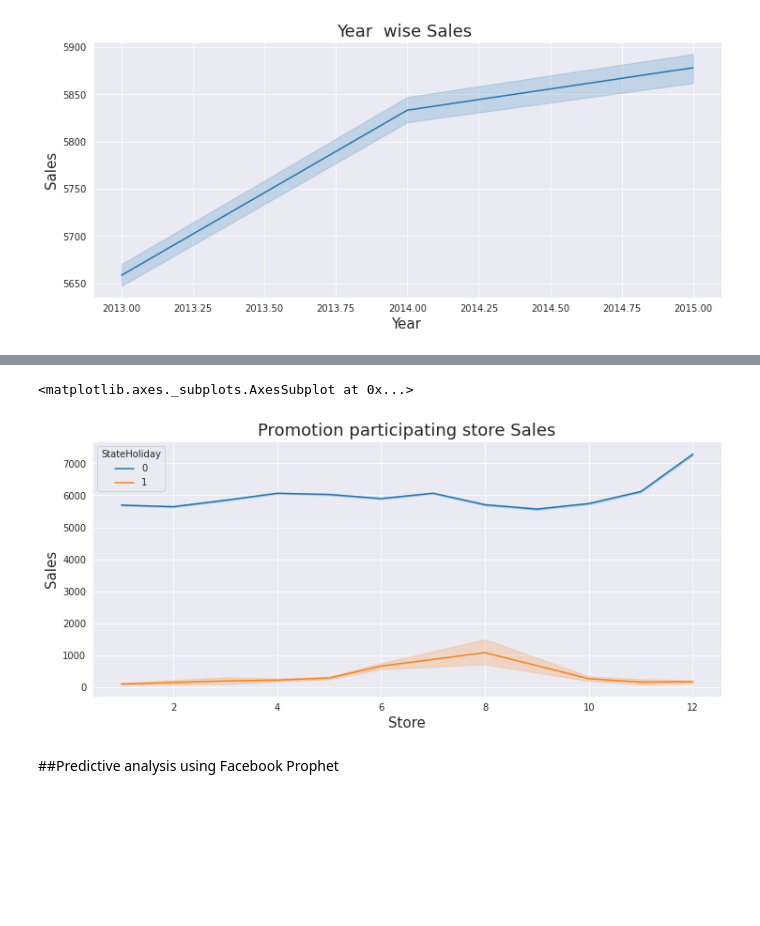
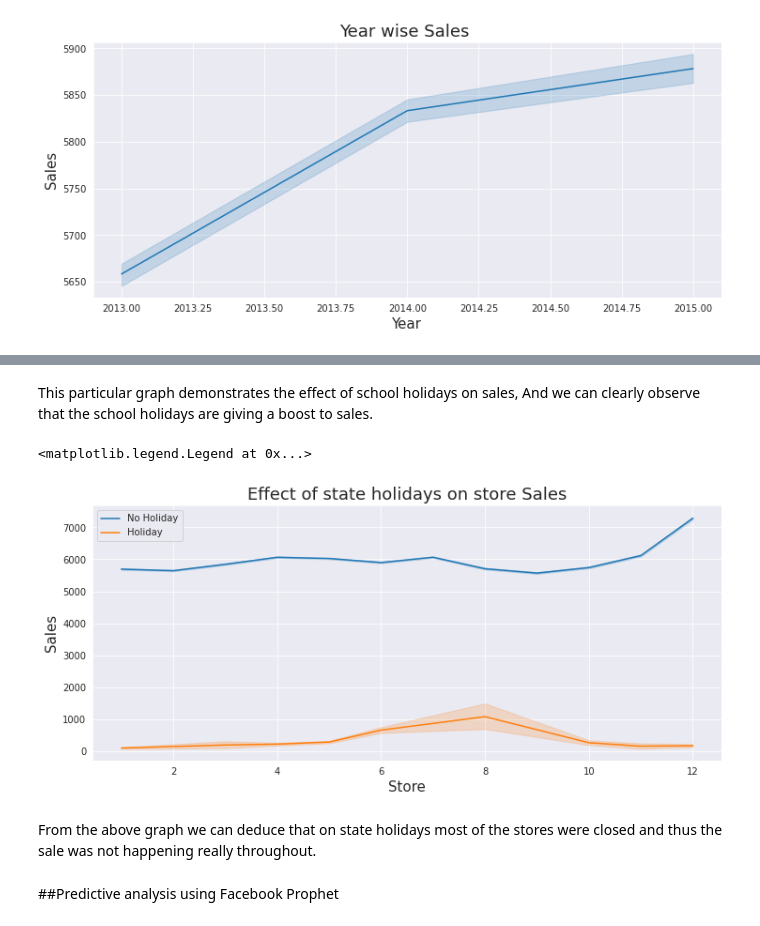
Before and after one commit to amanksharma23/Retail-sales-prediction-Supervised-ML-, a Jupyter notebook: Copy_of_Rossmann_Sales_Prediction_Capstone_Project.ipynb, the cells around one changed output, grey strips where cells are left out. Drawn from its saved outputs; the diff is of its cells as text; code cells hidden in the pictures; blank space fills up the shorter version.

```diff
--- a/Copy_of_Rossmann_Sales_Prediction_Capstone_Project.ipynb
+++ b/Copy_of_Rossmann_Sales_Prediction_Capstone_Project.ipynb
@@ -154,16 +150,19 @@ memory usage: 69.8+ MB
 # %%
-#Preprocessing of the data
+#Setting up new columns for dates and filling out the null values
 average_competition_distance = store['CompetitionDistance'].mean()
+#Filling competition distance null values with average values
 store['CompetitionDistance'] = store['CompetitionDistance'].fillna(average_competition_distance)
 store['CompetitionOpenSinceMonth'] = store['CompetitionOpenSinceMonth'].fillna('Unknown')
 store['CompetitionOpenSinceYear'] = store['CompetitionOpenSinceYear'].fillna('Unknown')
 store['Promo2SinceWeek'] = store['Promo2SinceWeek'].fillna('Unknown')
 store['PromoInterval'] = store['PromoInterval'].fillna('Unknown')
 store['Promo2SinceYear'] = store['Promo2SinceYear'].fillna('Unknown')
+sales['Promo'] = sales['Promo'].replace(0,"No promotion")
+sales['Promo'] = sales['Promo'].replace(1,"Promotion")
+#Setting up new column for dates such as day, month and year
 sales['Date']=pd.to_datetime(sales['Date'], format='%Y-%m-%d')
 sales['Year'] = pd.to_datetime(sales['Date']).dt.year
 sales['Month'] = pd.to_datetime(sales['Date']).dt.month
-sales['year_month'] = pd.to_datetime(sales['Date'], format='%Y-%m')
 # %%
 #Joing the two dataframe on Store
 past_data = sales.merge(store, on='Store', how='left', indicator=True)
@@ -249,12 +288,18 @@ sns.lineplot(x='Month', y='Sales',hue = 'SchoolHoliday', data = past_data)
+# %% [markdown]
+This particular graph demonstrates the effect of school holidays on sales, And we can clearly observe that the school holidays are giving a boost to sales.
 # %%
+#Using seaborn to see the effect of state holidays on sales
 sns.set_style(style= 'darkgrid')
 plt.figure(figsize=(12,5))
-plt.title("Promotion participating store Sales", fontsize = 18)
+plt.title("Effect of state holidays on store Sales", fontsize = 18)
 plt.ylabel("Sales",fontsize = 15)
 plt.xlabel("Store",fontsize = 15)
 sns.lineplot(x='Month', y='Sales',hue = 'StateHoliday', data = past_data)
+plt.legend(['No Holiday', 'Holiday'])
 # %% [output]
-<matplotlib.axes._subplots.AxesSubplot at 0x...>
+<matplotlib.legend.Legend at 0x...>
-[figure, old version]
+[figure, new version]
+# %% [markdown]
+From the above graph we can deduce that on state holidays most of the stores were closed and thus the sale was not happening really throughout.
 # %% [markdown]
 ##Predictive analysis using Facebook Prophet
```
Also changed, not shown: parts of 57 cells of this notebook.
